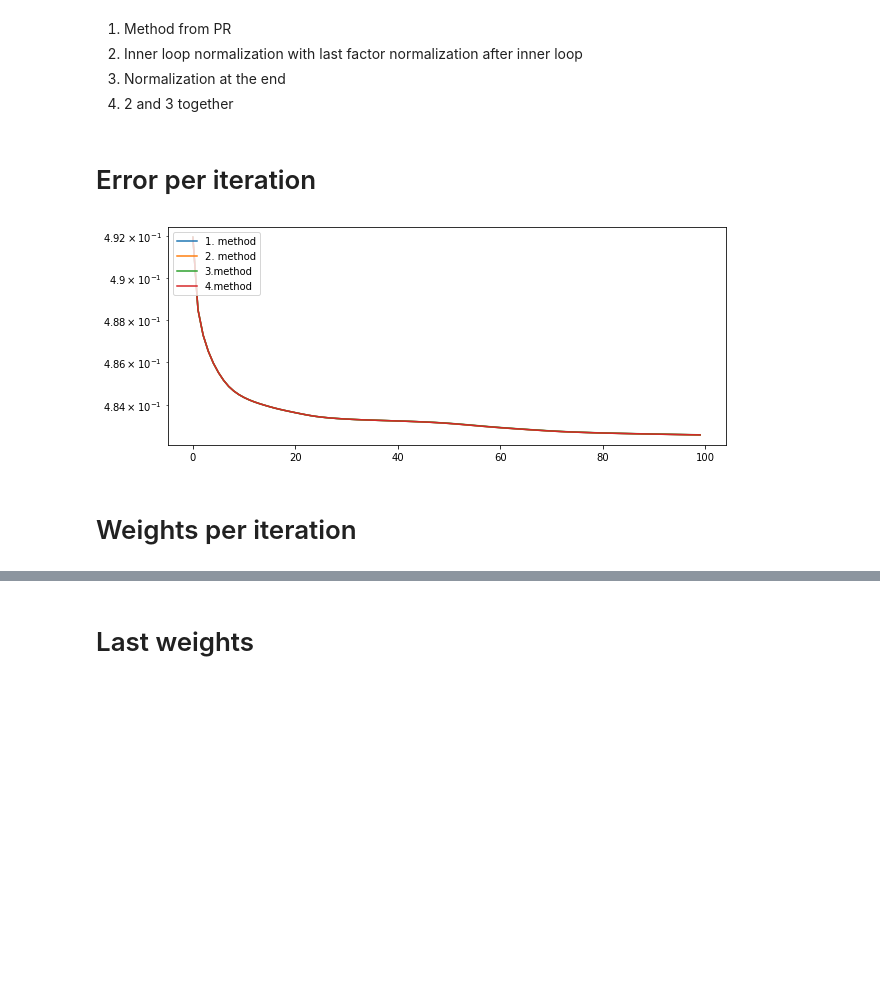
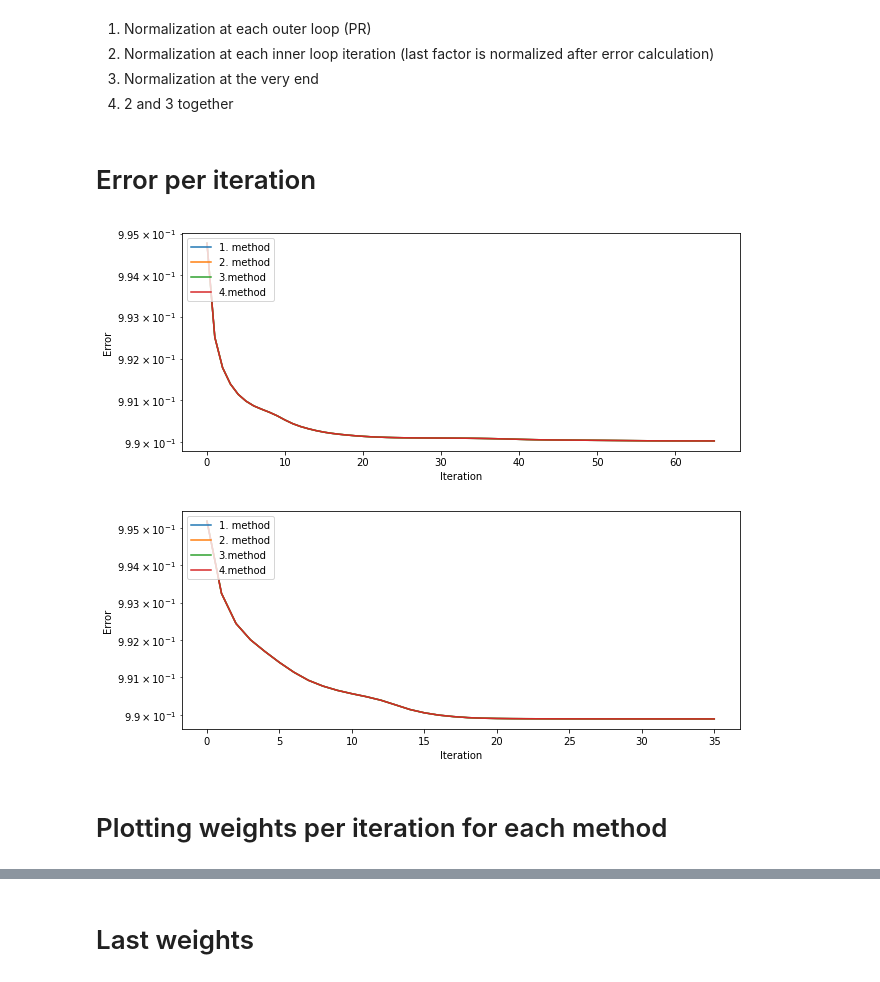
Before and after one commit to tensorly/lab, a Jupyter notebook: tlab/decomposition/normalization_issue_#264/Random_nn_hals_parafac_normalizaton_comparison.ipynb, the cells around one changed output, grey strips where cells are left out. Saved outputs shown, nothing was run; the diff lists cells and outputs as text; code cells hidden in the pictures; blank space fills up the shorter version.

```diff
--- a/tlab/decomposition/normalization_issue_#264/Random_nn_hals_parafac_normalizaton_comparison.ipynb
+++ b/tlab/decomposition/normalization_issue_#264/Random_nn_hals_parafac_normalizaton_comparison.ipynb
@@ -18,5 +32,5 @@ rank=10
 # %% [markdown]
-1. Method from PR
-2. Inner loop normalization with last factor normalization after inner loop
-3. Normalization at the end
+1. Normalization at each outer loop (PR)
+2. Normalization at each inner loop iteration (last factor is normalized after error calculation)
+3. Normalization at the very end
 4. 2 and 3 together
@@ -51,8 +37,34 @@ time_cp4 = time.time()-tic
+# %%
+for j in range(20):
+  for i in range(4):
+     tic = time.time()
+     tensornorm, errorsnorm, weights_iter = normalization_functions[i](tensor, rank=rank, init=init, normalize_factors=True, return_errors=True)
+     weightsnorm, factorsnorm = tensornorm
+     cp_reconstructionnorm = tl.cp_to_tensor((weightsnorm, factorsnorm))
+     time_cp[i, j, 0] = time.time()-tic
+     rec_errors[i, j, 0] = RMSE(tensor,cp_reconstructionnorm)
+
+     if j==19:
+        weights1.append(weights_iter)
+        errors1.append(errorsnorm)
+
+     tic = time.time()
+     tensornorm, errorsnorm, weights_iter = normalization_functions[i](tensor2, rank=rank, init=init, normalize_factors=True, return_errors=True)
+     weightsnorm, factorsnorm = tensornorm
+     cp_reconstructionnorm = tl.cp_to_tensor((weightsnorm, factorsnorm))
+     time_cp[i, j, 1] = time.time()-tic
+     rec_errors[i, j, 1] = RMSE(tensor,cp_reconstructionnorm)
+
+     if j==19:
+        weights2.append(weights_iter)
+        errors2.append(errorsnorm)
 # %% [markdown]
 # Error per iteration
-# %%
-each_iteration(errorsnorm1, errorsnorm2, errorsnorm3, errorsnorm4)
-# %% [output]
-[figure, removed]
+# %%
+each_iteration(errors1[0], errors1[1], errors1[2], errors1[3])
+each_iteration(errors2[0], errors2[1], errors2[2], errors2[3])
+# %% [output]
+[figure, added]
+[figure, added]
 # %% [markdown]
-# Weights per iteration
+# Plotting weights per iteration for each method
```
Also changed, not shown: parts of 13 cells of this notebook, 8 other files.
